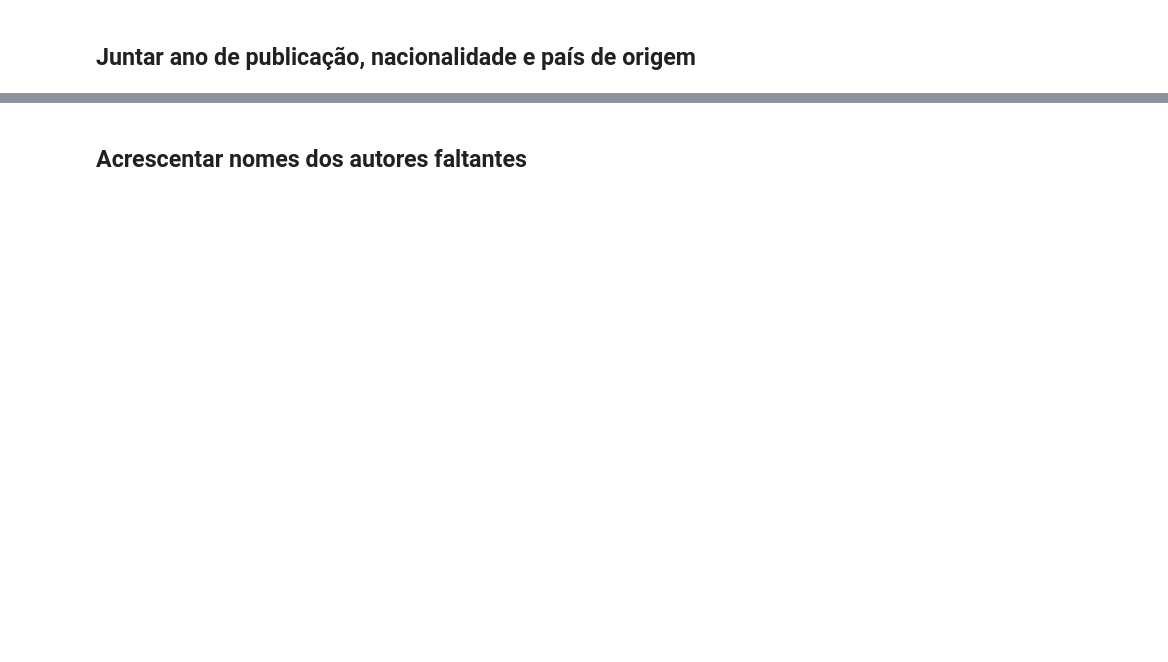
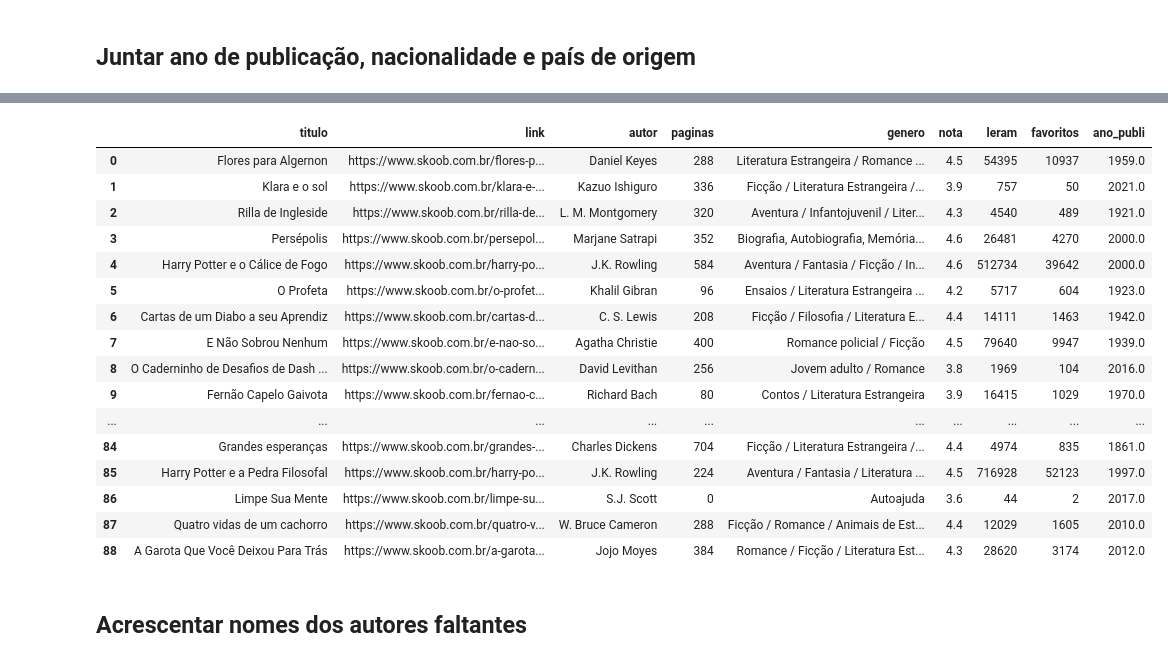
Before and after one commit to RenataFukuda/Projeto_Final_DAPT87, a Jupyter notebook: Final_1_WS.ipynb, the cells around one changed output, grey strips where cells are left out. Drawn from its saved outputs; the diff is of its cells as text; code cells hidden in the pictures; blank space fills up the shorter version.

```diff
--- a/Final_1_WS.ipynb
+++ b/Final_1_WS.ipynb
@@ -9,7 +9,7 @@ pd.set_option('display.max_columns',None)
 pd.set_option('display.max_colwidth',100)
 pd.set_option('display.max_rows',None)
 # %%
-lidos_ano = pd.read_csv('renta_lidos_ano.txt')
+lidos_ano = pd.read_csv('C:\\Users\\renat\\OneDrive\\Documents\\Ironhack\\Projetos\\Projeto_Final\\dados\\renta_lidos_ano.txt', )
 lidos_ano
 # %% [output]
 |  | Lidos | Ano_Publicação |
@@ -30,7 +30,7 @@ lidos_ano
 | 87 | https://www.skoob.com.br/o-homem-... | 1897 |
 | 88 | https://www.skoob.com.br/por-que-... | 2001 |
 # %%
-renta_lidos = pd.read_csv('renta_lidos_ano.txt')['Lidos'].tolist()
+renta_lidos = pd.read_csv('C:\\Users\\renat\\OneDrive\\Documents\\Ironhack\\Projetos\\Projeto_Final\\dados\\renta_lidos.txt')['Lidos'].tolist()
 renta_lidos
 # %% [output]
 ['https://www.skoob.com.br/flores-para-algernon-747864ed750929.html',
@@ -238,7 +210,7 @@ df_renta_lidos = pd.DataFrame({"titulo" : titulo,
                                "nota" : nota,
                                "leram" : leram,
                                "favoritos" : favoritos,
-                               "nota_renata" : nota_renata,
+                               #"nota_renata" : nota_renata,
                                #"ano_leitura" : ano_leitura
                               })
 df_renta_lidos
@@ -255,6 +279,26 @@ df_renta_lidos_ano
 df_renta_lidos_ano = df_renta_lidos_ano.drop(columns=['Lidos'])
 # %%
 df_renta_lidos_ano.rename({'Ano_Publicação':'ano_publi','País':'pais'},axis=1,inplace=True)
+# %%
+df_renta_lidos_ano
+# %% [output]
+|  | titulo | link | autor | paginas | genero | nota | leram | favoritos | ano_publi |
+| 0 | Flores para Algernon | https://www.skoob.com.br/flores-p... | Daniel Keyes | 288 | Literatura Estrangeira / Romance ... | 4.5 | 54395 | 10937 | 1959.0 |
+| 1 | Klara e o sol | https://www.skoob.com.br/klara-e-... | Kazuo Ishiguro | 336 | Ficção / Literatura Estrangeira /... | 3.9 | 757 | 50 | 2021.0 |
+| 2 | Rilla de Ingleside | https://www.skoob.com.br/rilla-de... | L. M. Montgomery | 320 | Aventura / Infantojuvenil / Liter... | 4.3 | 4540 | 489 | 1921.0 |
+| 3 | Persépolis | https://www.skoob.com.br/persepol... | Marjane Satrapi | 352 | Biografia, Autobiografia, Memória... | 4.6 | 26481 | 4270 | 2000.0 |
+| 4 | Harry Potter e o Cálice de Fogo | https://www.skoob.com.br/harry-po... | J.K. Rowling | 584 | Aventura / Fantasia / Ficção / In... | 4.6 | 512734 | 39642 | 2000.0 |
+| 5 | O Profeta | https://www.skoob.com.br/o-profet... | Khalil Gibran | 96 | Ensaios / Literatura Estrangeira ... | 4.2 | 5717 | 604 | 1923.0 |
+| 6 | Cartas de um Diabo a seu Aprendiz | https://www.skoob.com.br/cartas-d... | C. S. Lewis | 208 | Ficção / Filosofia / Literatura E... | 4.4 | 14111 | 1463 | 1942.0 |
+| 7 | E Não Sobrou Nenhum | https://www.skoob.com.br/e-nao-so... | Agatha Christie | 400 | Romance policial / Ficção | 4.5 | 79640 | 9947 | 1939.0 |
+| 8 | O Caderninho de Desafios de Dash ... | https://www.skoob.com.br/o-cadern... | David Levithan | 256 | Jovem adulto / Romance | 3.8 | 1969 | 104 | 2016.0 |
+| 9 | Fernão Capelo Gaivota | https://www.skoob.com.br/fernao-c... | Richard Bach | 80 | Contos / Literatura Estrangeira | 3.9 | 16415 | 1029 | 1970.0 |
+| ... | ... | ... | ... | ... | ... | ... | ... | ... | ... |
+| 84 | Grandes esperanças | https://www.skoob.com.br/grandes-... | Charles Dickens | 704 | Ficção / Literatura Estrangeira /... | 4.4 | 4974 | 835 | 1861.0 |
+| 85 | Harry Potter e a Pedra Filosofal | https://www.skoob.com.br/harry-po... | J.K. Rowling | 224 | Aventura / Fantasia / Literatura ... | 4.5 | 716928 | 52123 | 1997.0 |
+| 86 | Limpe Sua Mente | https://www.skoob.com.br/limpe-su... | S.J. Scott | 0 | Autoajuda | 3.6 | 44 | 2 | 2017.0 |
+| 87 | Quatro vidas de um cachorro | https://www.skoob.com.br/quatro-v... | W. Bruce Cameron | 288 | Ficção / Romance / Animais de Est... | 4.4 | 12029 | 1605 | 2010.0 |
+| 88 | A Garota Que Você Deixou Para Trás | https://www.skoob.com.br/a-garota... | Jojo Moyes | 384 | Romance / Ficção / Literatura Est... | 4.3 | 28620 | 3174 | 2012.0 |
 # %% [markdown]
 ## Acrescentar nomes dos autores faltantes
 # %%
```
Also changed, not shown: parts of 31 cells of this notebook, 2 other files.
